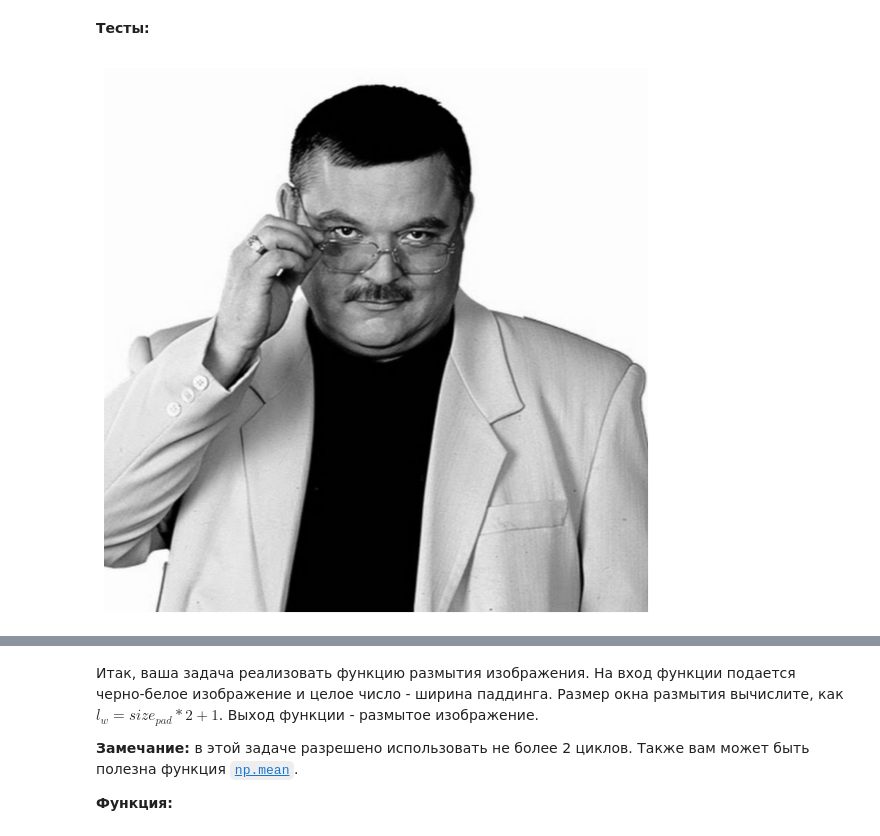
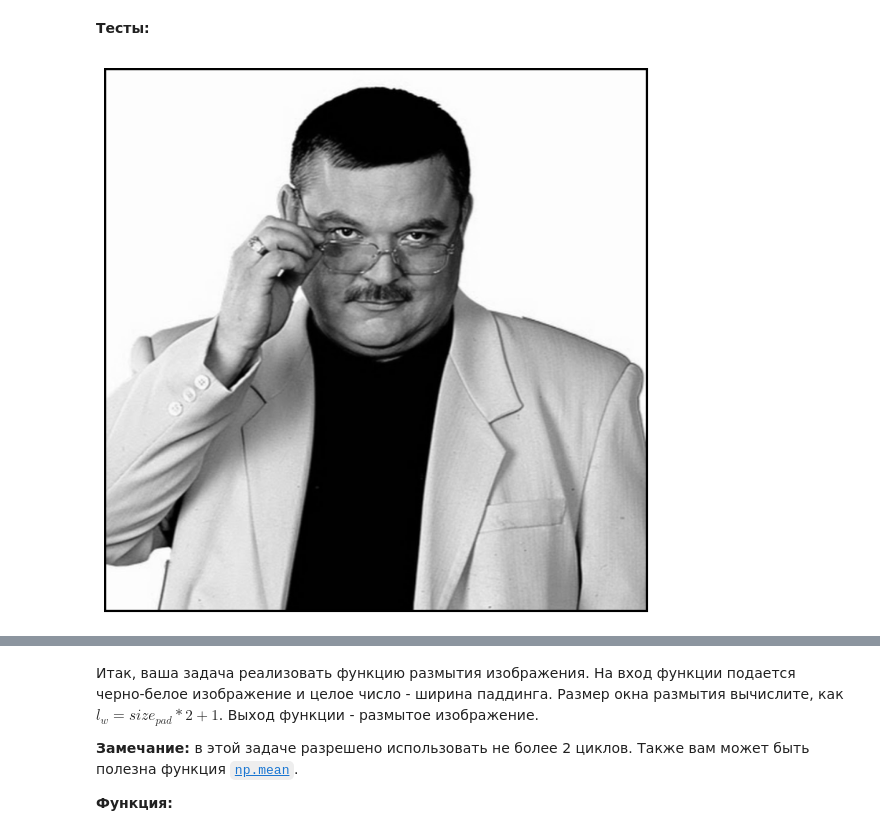
Before and after one commit to EvgrafovMichail/python_mipt_dafe, a Jupyter notebook: lessons/sem2_lesson03/sem3_313/sem3_numpy_operations.ipynb, the cells around one changed output, grey strips where cells are left out. Cells and saved outputs as stored; diff of their text form; code cells hidden in the pictures.

```diff
--- a/lessons/sem2_lesson03/sem3_313/sem3_numpy_operations.ipynb
+++ b/lessons/sem2_lesson03/sem3_313/sem3_numpy_operations.ipynb
@@ -442,18 +346,20 @@ visualize_image(image_cropped)
 Ваша задача - реализовать функцию, реализующую паддинг. Входом функции является массив - черно-белое изображение, целое число - ширина паддинга, выходом - функции, изображение с рамкой заданной ширины.
 
 **Функции**:
-# %%
-def pad_image(image: np.ndarray, pad_size: int) -> np.ndarray:
-    # ваш код
-
-    return image
+# %%
+def pad_image(image: np.ndarray, pad_size: int) -> np.ndarray:
+
+    zero = np.zeros(shape=[i + 2*pad_size for i in image.shape])
+    zero[pad_size:zero.shape[0] - pad_size, pad_size:zero.shape[1] - pad_size] = image
+
+    return zero
 # %% [markdown]
 **Тесты:**
 # %%
-image_padded = pad_image(image, pad_size=5)
+image_padded = pad_image(image, pad_size=4)
 visualize_image(image_padded)
 # %% [output]
-[figure, old version]
+[figure, new version]
 # %% [markdown]
 ### Часть 2. Размытие
 
```
Also changed, not shown: parts of 21 cells of this notebook, 39 other files.
